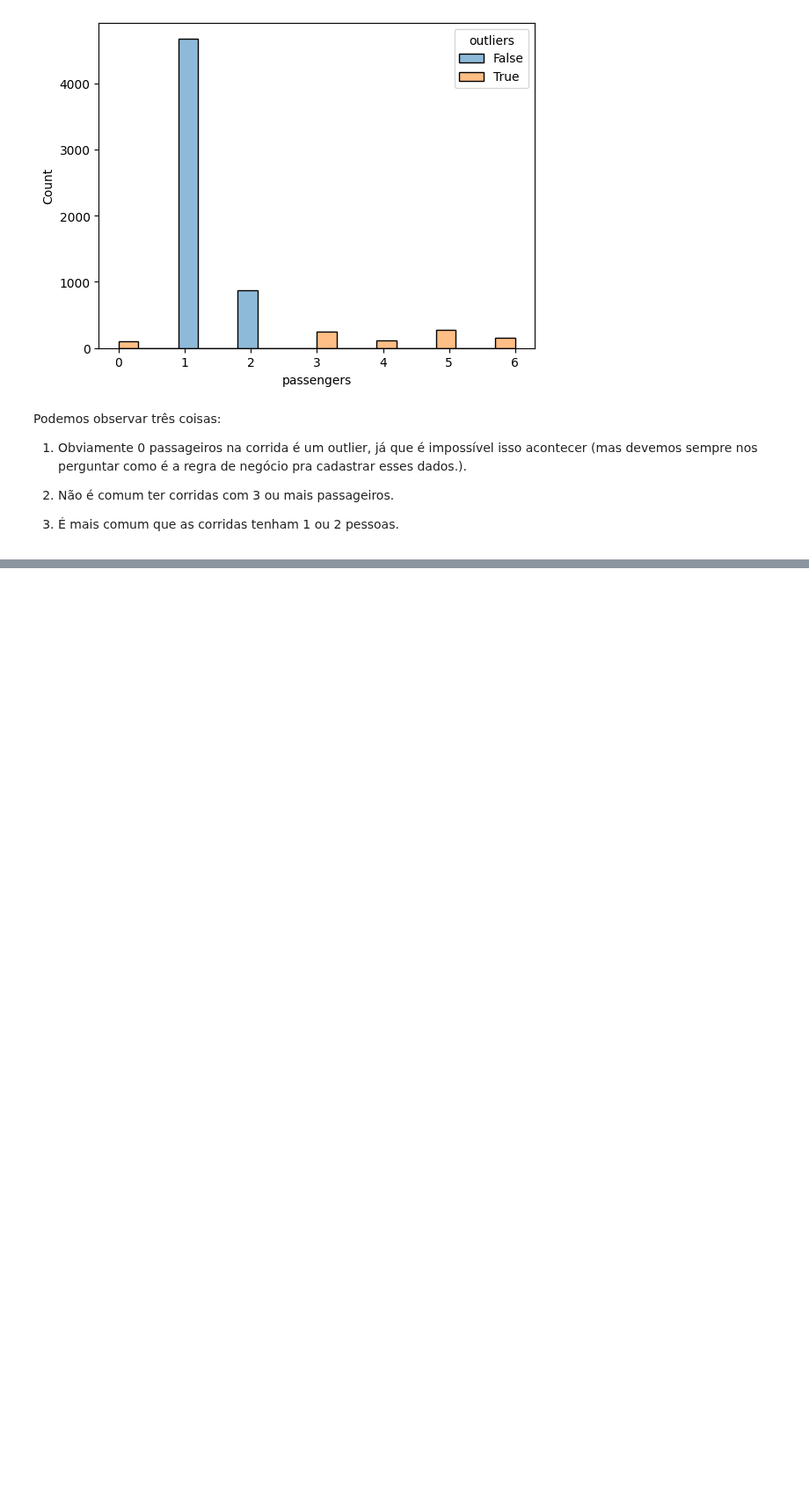
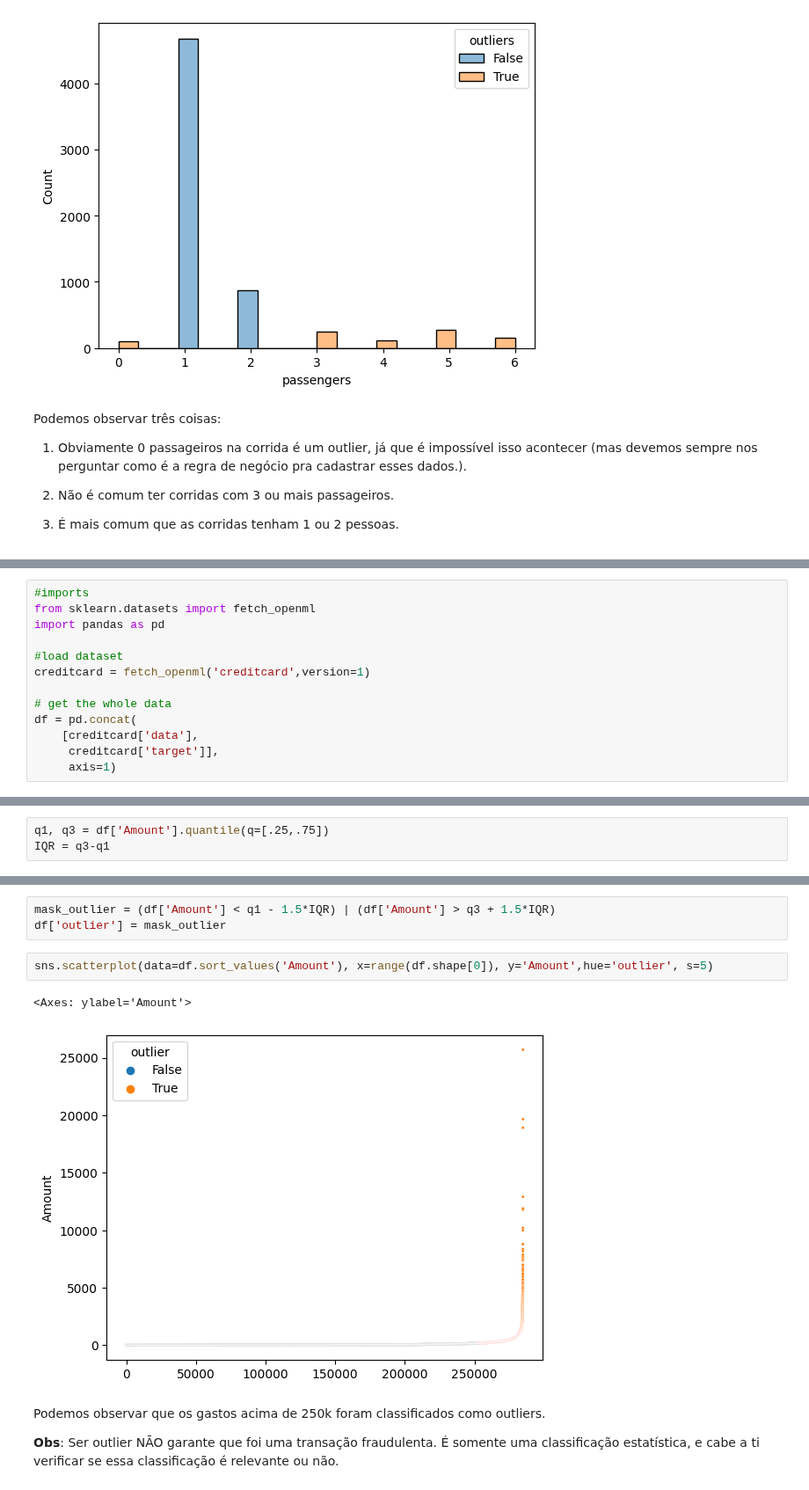
Before and after one commit to allansuzuki/ADA_classes, a Jupyter notebook: DS-PY-Data-Science/DS-PY-018 ANÁLISE EXPLORATÓRIA DE DADOS/Material do Aluno/Aula8_Outliers.ipynb, the cells around one changed output, grey strips where cells are left out. Shown at 88% size. Cells and saved outputs as stored; diff of their text form; blank space fills up the shorter version.

```diff
--- a/DS-PY-Data-Science/DS-PY-018 ANÁLISE EXPLORATÓRIA DE DADOS/Material do Aluno/Aula8_Outliers.ipynb
+++ b/DS-PY-Data-Science/DS-PY-018 ANÁLISE EXPLORATÓRIA DE DADOS/Material do Aluno/Aula8_Outliers.ipynb
@@ -165,0 +97,13 @@ Quando a remoção de outliers não é desejada, podemos usar a técnica de subs
+# %%
+#imports
+from sklearn.datasets import fetch_openml
+import pandas as pd
+
+#load dataset
+creditcard = fetch_openml('creditcard',version=1)
+
+# get the whole data
+df = pd.concat(
+    [creditcard['data'],
+     creditcard['target']],
+     axis=1)
@@ -165,0 +131,3 @@ Quando a remoção de outliers não é desejada, podemos usar a técnica de subs
+# %%
+q1, q3 = df['Amount'].quantile(q=[.25,.75])
+IQR = q3-q1
@@ -165,0 +144,12 @@ Quando a remoção de outliers não é desejada, podemos usar a técnica de subs
+# %%
+mask_outlier = (df['Amount'] < q1 - 1.5*IQR) | (df['Amount'] > q3 + 1.5*IQR)
+df['outlier'] = mask_outlier
+# %%
+sns.scatterplot(data=df.sort_values('Amount'), x=range(df.shape[0]), y='Amount',hue='outlier', s=5)
+# %% [output]
+<Axes: ylabel='Amount'>
+[figure, added]
+# %% [markdown]
+Podemos observar que os gastos acima de 250k foram classificados como outliers.
+
+**Obs**: Ser outlier NÃO garante que foi uma transação fraudulenta. É somente uma classificação estatística, e cabe a ti verificar se essa classificação é relevante ou não.
```
Also changed, not shown: parts of 10 cells of this notebook.
